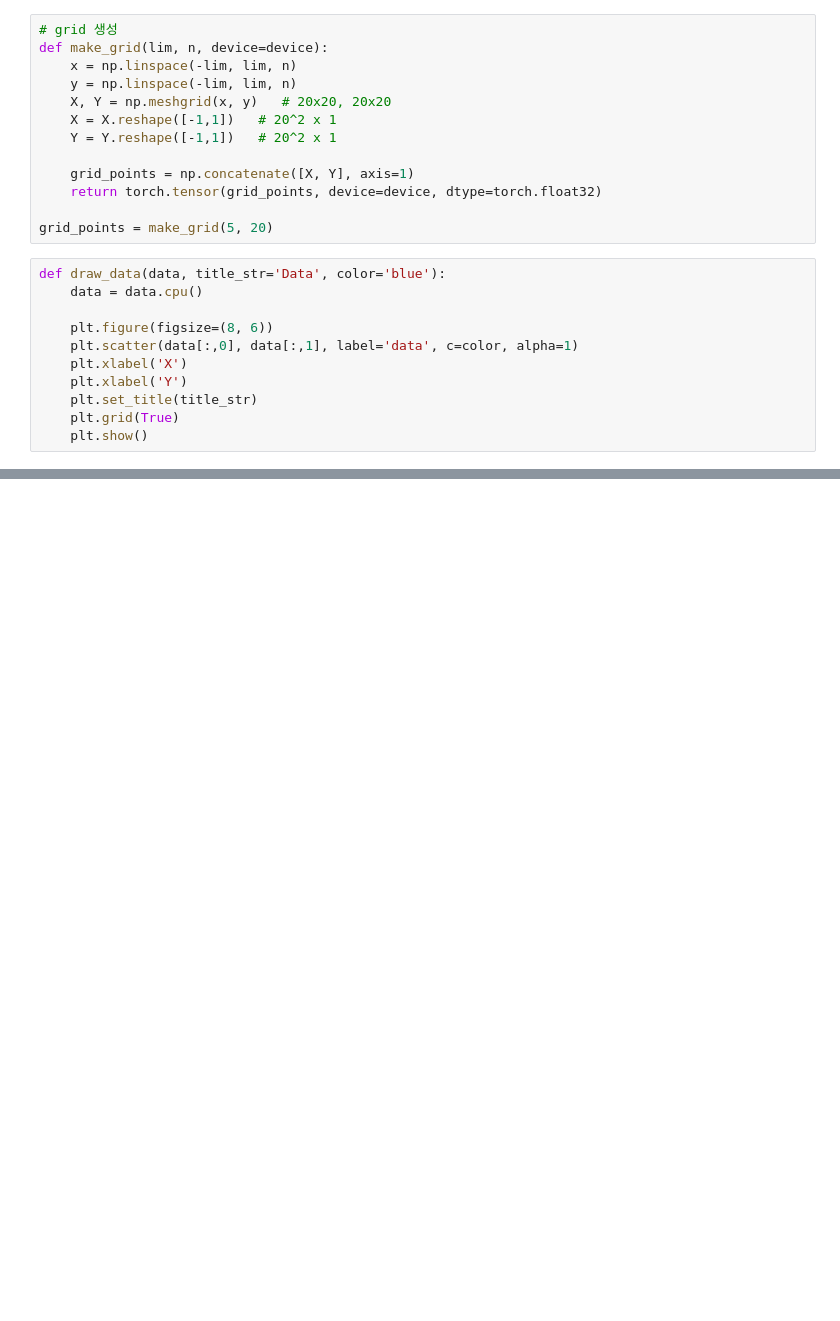
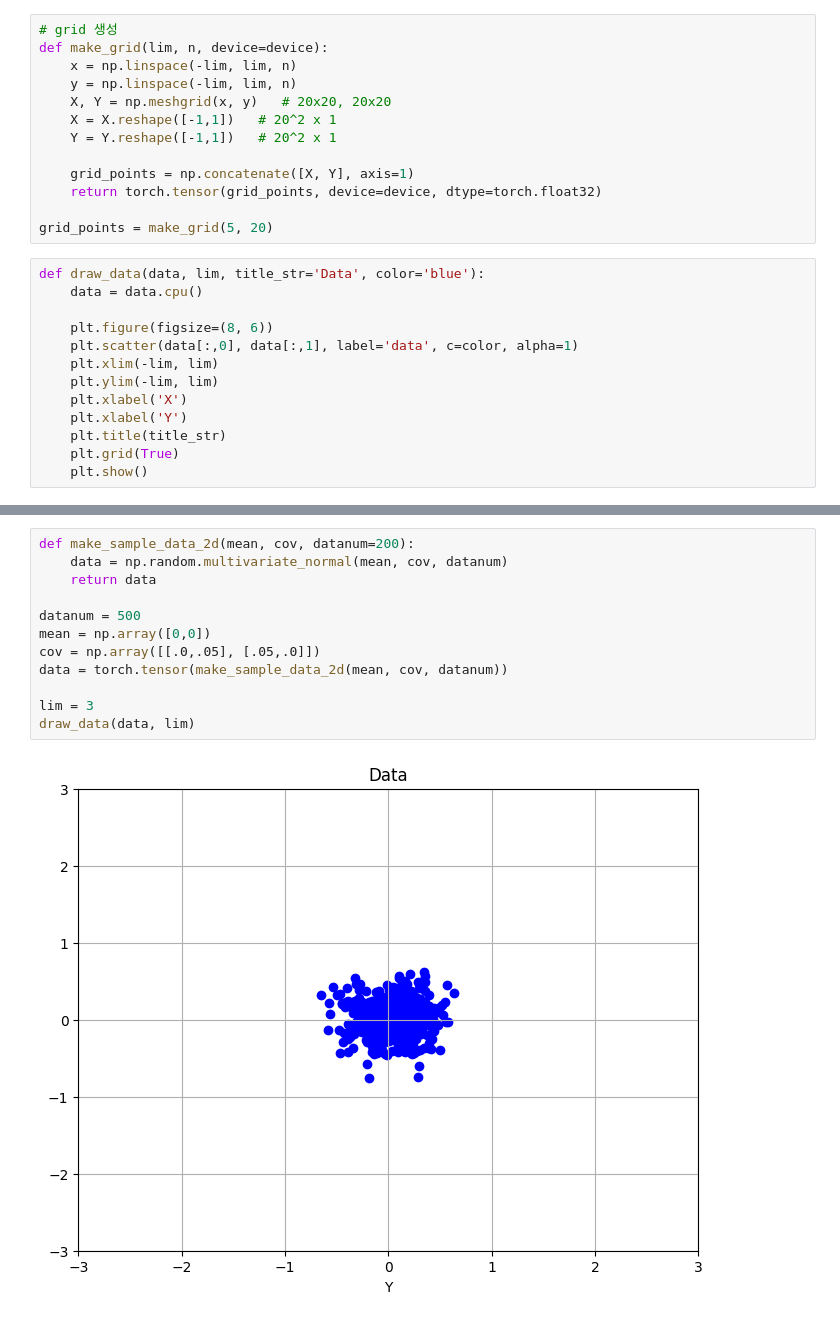
Before and after one commit to gudtjd82/aAIs_Internhip, a Jupyter notebook: diffusive_flow/diffusive_flow3.ipynb, the cells around one changed output, grey strips where cells are left out. Saved outputs shown, nothing was run; the diff lists cells and outputs as text; blank space fills up the shorter version.

```diff
--- a/diffusive_flow/diffusive_flow3.ipynb
+++ b/diffusive_flow/diffusive_flow3.ipynb
@@ -98,14 +96,16 @@ def make_grid(lim, n, device=device):
 
 grid_points = make_grid(5, 20)
 # %%
-def draw_data(data, title_str='Data', color='blue'):
+def draw_data(data, lim, title_str='Data', color='blue'):
     data = data.cpu()
 
     plt.figure(figsize=(8, 6))
     plt.scatter(data[:,0], data[:,1], label='data', c=color, alpha=1)
+    plt.xlim(-lim, lim)
+    plt.ylim(-lim, lim)
     plt.xlabel('X')
     plt.xlabel('Y')
-    plt.set_title(title_str)
+    plt.title(title_str)
     plt.grid(True)
     plt.show()
 # %%
@@ -134,0 +161,14 @@ def make_training_data(data, alpha_bars, t_range=200, device=device):
+# %%
+def make_sample_data_2d(mean, cov, datanum=200):
+    data = np.random.multivariate_normal(mean, cov, datanum)
+    return data
+
+datanum = 500
+mean = np.array([0,0])
+cov = np.array([[.0,.05], [.05,.0]])
+data = torch.tensor(make_sample_data_2d(mean, cov, datanum))
+
+lim = 3
+draw_data(data, lim)
+# %% [output]
+[figure, added]
```
Also changed, not shown: parts of 7 cells of this notebook, 1 other file.
